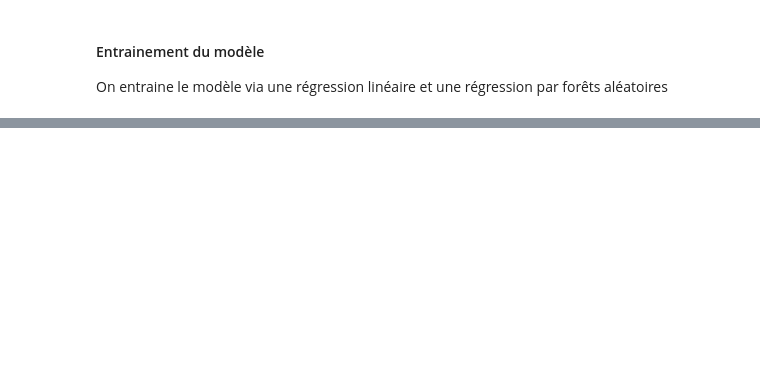
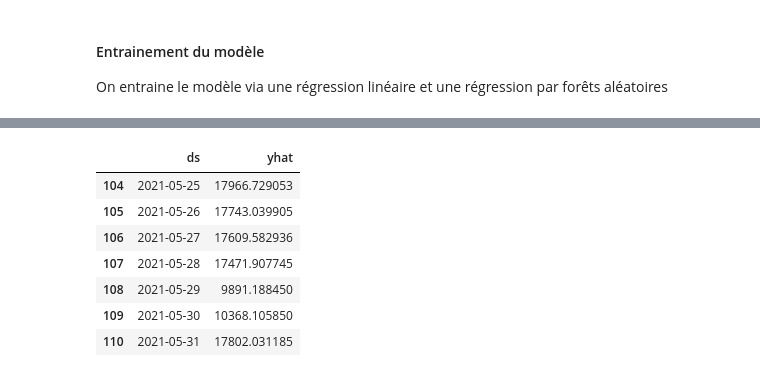
Before and after one commit to pierre-dumontel/subway_validations-, a Jupyter notebook: Notebook/Traitement_des_validations_du_réseau_de_transport_d'Ile_de_France_à_compléter.ipynb, the cells around one changed output, grey strips where cells are left out. Saved outputs shown, nothing was run; the diff lists cells and outputs as text; code cells hidden in the pictures; blank space fills up the shorter version.

```diff
--- a/Notebook/Traitement_des_validations_du_réseau_de_transport_d'Ile_de_France_à_compléter.ipynb
+++ b/Notebook/Traitement_des_validations_du_réseau_de_transport_d'Ile_de_France_à_compléter.ipynb
@@ -429,0 +658,12 @@ lm.coef_, lm.intercept_
+# %%
+forecast_df = m.predict(proph_test)
+forecast_df[['ds','yhat']].tail(7)
+# %% [output]
+|  | ds | yhat |
+| 104 | 2021-05-25 | 17966.729053 |
+| 105 | 2021-05-26 | 17743.039905 |
+| 106 | 2021-05-27 | 17609.582936 |
+| 107 | 2021-05-28 | 17471.907745 |
+| 108 | 2021-05-29 | 9891.188450 |
+| 109 | 2021-05-30 | 10368.105850 |
+| 110 | 2021-05-31 | 17802.031185 |
```
Also changed, not shown: parts of 52 cells of this notebook.
